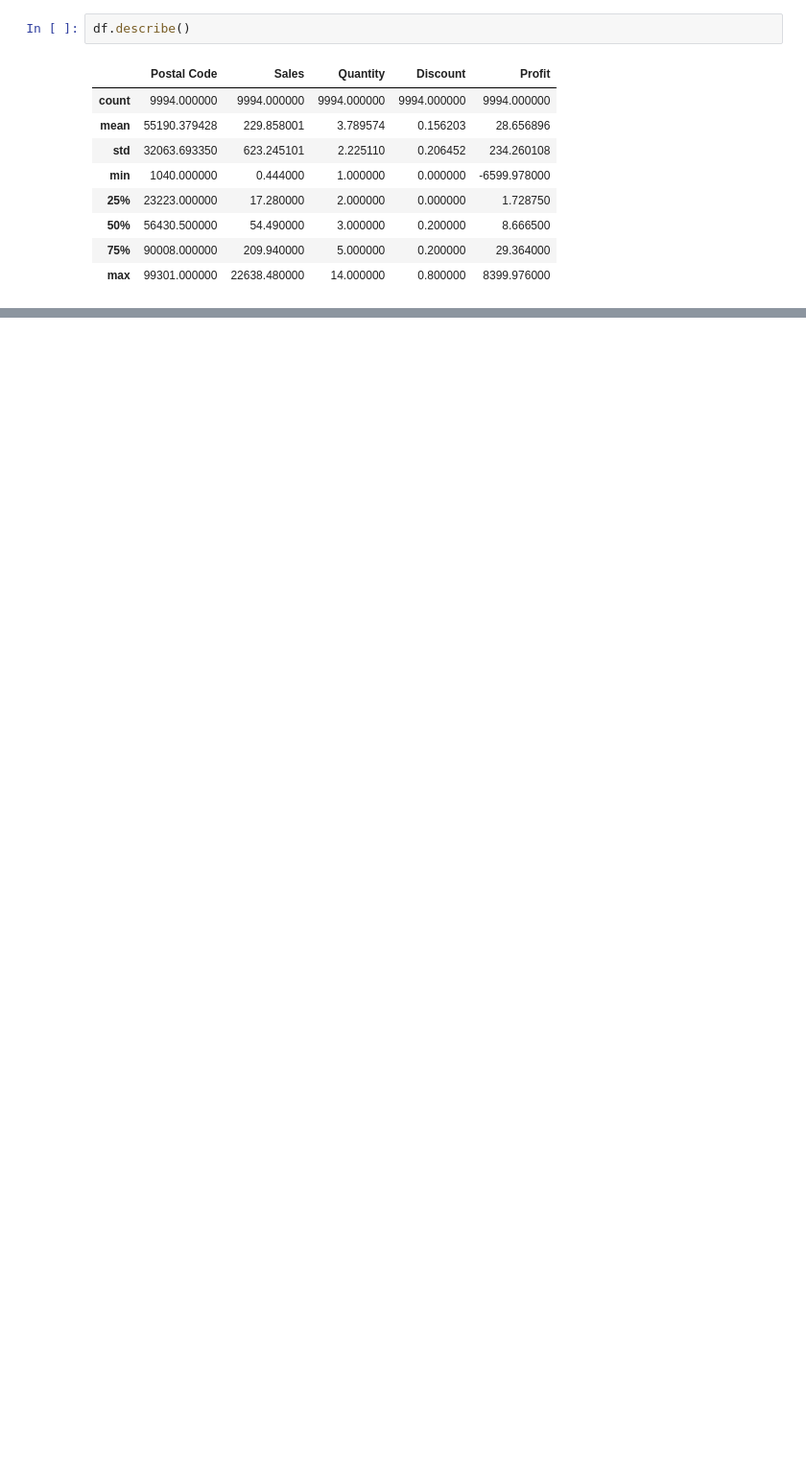
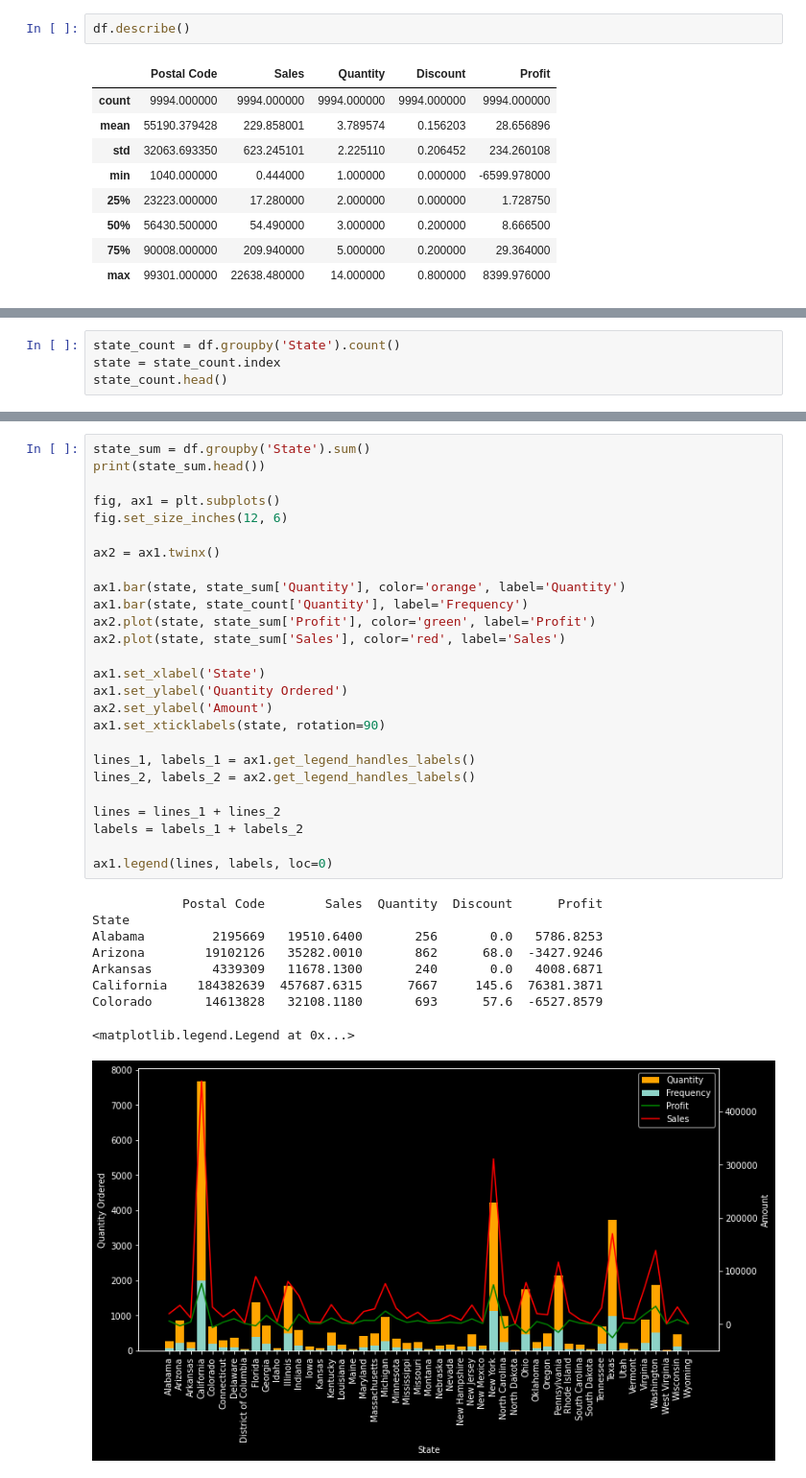
Before and after one commit to MrCipher691/GRIP-Sparks-Foundation, a Jupyter notebook: EDA-Store.ipynb, the cells around one changed output, grey strips where cells are left out. Shown at 96% size. Cells and saved outputs as stored; diff of their text form; blank space fills up the shorter version.

```diff
--- a/EDA-Store.ipynb
+++ b/EDA-Store.ipynb
@@ -85,0 +189,4 @@ sns.histplot(ax=axes[1, 1], data = df, x = 'Profit', kde = True)
+# %%
+state_count = df.groupby('State').count()
+state = state_count.index
+state_count.head()
@@ -85,0 +201,36 @@ sns.histplot(ax=axes[1, 1], data = df, x = 'Profit', kde = True)
+# %%
+state_sum = df.groupby('State').sum()
+print(state_sum.head())
+
+fig, ax1 = plt.subplots()
+fig.set_size_inches(12, 6)
+
+ax2 = ax1.twinx()
+
+ax1.bar(state, state_sum['Quantity'], color='orange', label='Quantity')
+ax1.bar(state, state_count['Quantity'], label='Frequency')
+ax2.plot(state, state_sum['Profit'], color='green', label='Profit')
+ax2.plot(state, state_sum['Sales'], color='red', label='Sales')
+
+ax1.set_xlabel('State')
+ax1.set_ylabel('Quantity Ordered')
+ax2.set_ylabel('Amount')
+ax1.set_xticklabels(state, rotation=90)
+
+lines_1, labels_1 = ax1.get_legend_handles_labels()
+lines_2, labels_2 = ax2.get_legend_handles_labels()
+
+lines = lines_1 + lines_2
+labels = labels_1 + labels_2
+
+ax1.legend(lines, labels, loc=0)
+# %% [output]
+            Postal Code        Sales  Quantity  Discount      Profit
+State
+Alabama         2195669   19510.6400       256       0.0   5786.8253
+Arizona        19102126   35282.0010       862      68.0  -3427.9246
+Arkansas        4339309   11678.1300       240       0.0   4008.6871
+California    184382639  457687.6315      7667     145.6  76381.3871
+Colorado       14613828   32108.1180       693      57.6  -6527.8579
+<matplotlib.legend.Legend at 0x...>
+[figure, added]
```
Also changed, not shown: parts of 21 cells of this notebook.
